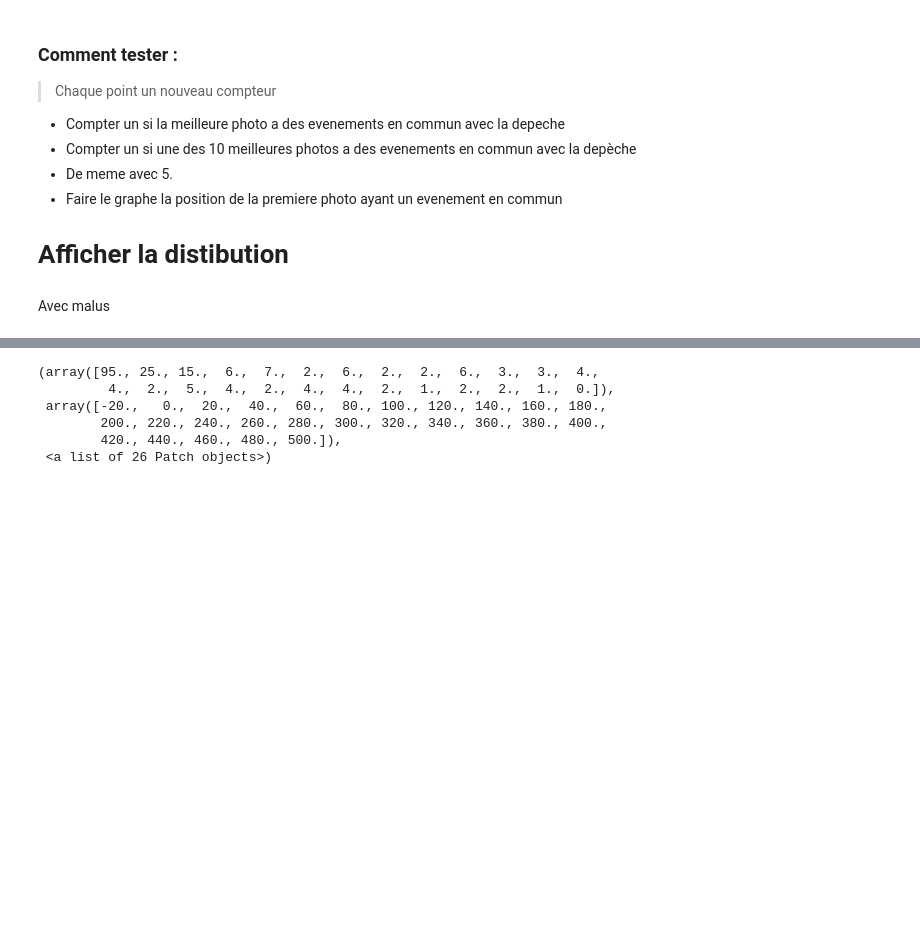
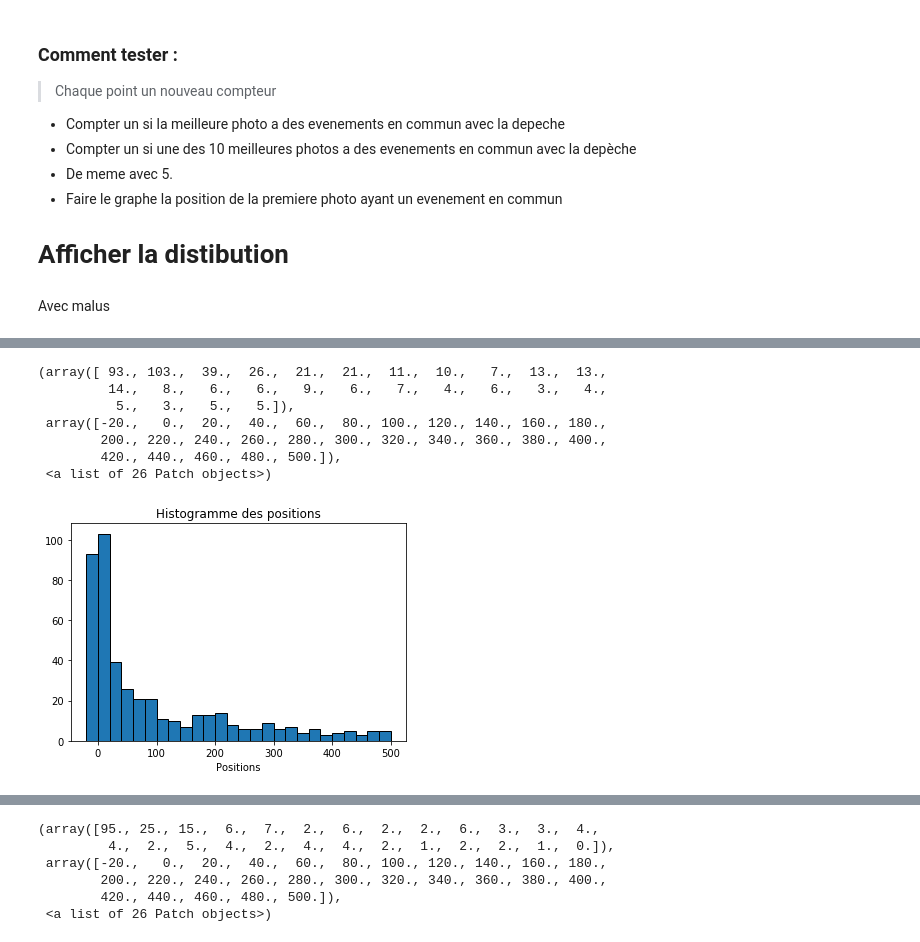
Before and after one commit to yohan-dev/statapp, a Jupyter notebook: Test_nouvelles_bases.ipynb, the cells around one changed output, grey strips where cells are left out. Drawn from its saved outputs; the diff is of its cells as text; code cells hidden in the pictures; blank space fills up the shorter version.

Commit message:
nouveaux scores

```diff
--- a/Test_nouvelles_bases.ipynb
+++ b/Test_nouvelles_bases.ipynb
@@ -343,3 +464,26 @@ def best_images(k, malus):
     L_score.sort(reverse=True)
 
     return L_score
+# %%
+def best_images_d(doc, malus1 = False, malus2 =False, scalaire=False ):
+    """ Retourne les  meilleures ( best score) photos de la k eme dépèche"""
+    #doc = nlp(depeches.news2[k])
+    L_score =[]
+    score_doc=scores_doc_coref1(doc)
+
+    if malus1 :
+        for j in range(len(liste_scores1_photos)):
+            L_score.append( (score_sim11(doc,score_doc,j),j))
+    elif malus2:
+        for j in range(len(liste_scores1_photos)):
+            L_score.append( (score_sim11_malus(doc,score_doc,j),j))
+    elif scalaire:
+        for j in range(len(liste_scores1_photos)):
+            L_score.append( (score_scalaire(doc,score_doc,j),j))
+
+    else :
+         for j in range(len(liste_scores1_photos)):
+            L_score.append( (score_sim1(doc,score_doc,j),j))
+    L_score.sort(reverse=True)
+
+    return L_score
@@ -404,0 +678,13 @@ plt.hist(P, range=(-20,500), bins= 26, edgecolor = 'black' )
+# %%
+plt.xlabel('Positions')
+plt.title('Histogramme des positions')
+plt.hist(P_scalaire, range=(-20,500), bins= 26, edgecolor = 'black' )
+# %% [output]
+(array([ 93., 103.,  39.,  26.,  21.,  21.,  11.,  10.,   7.,  13.,  13.,
+         14.,   8.,   6.,   6.,   9.,   6.,   7.,   4.,   6.,   3.,   4.,
+          5.,   3.,   5.,   5.]),
+ array([-20.,   0.,  20.,  40.,  60.,  80., 100., 120., 140., 160., 180.,
+        200., 220., 240., 260., 280., 300., 320., 340., 360., 380., 400.,
+        420., 440., 460., 480., 500.]),
+ <a list of 26 Patch objects>)
+[figure, added]
```
Also changed, not shown: parts of 39 cells of this notebook.
